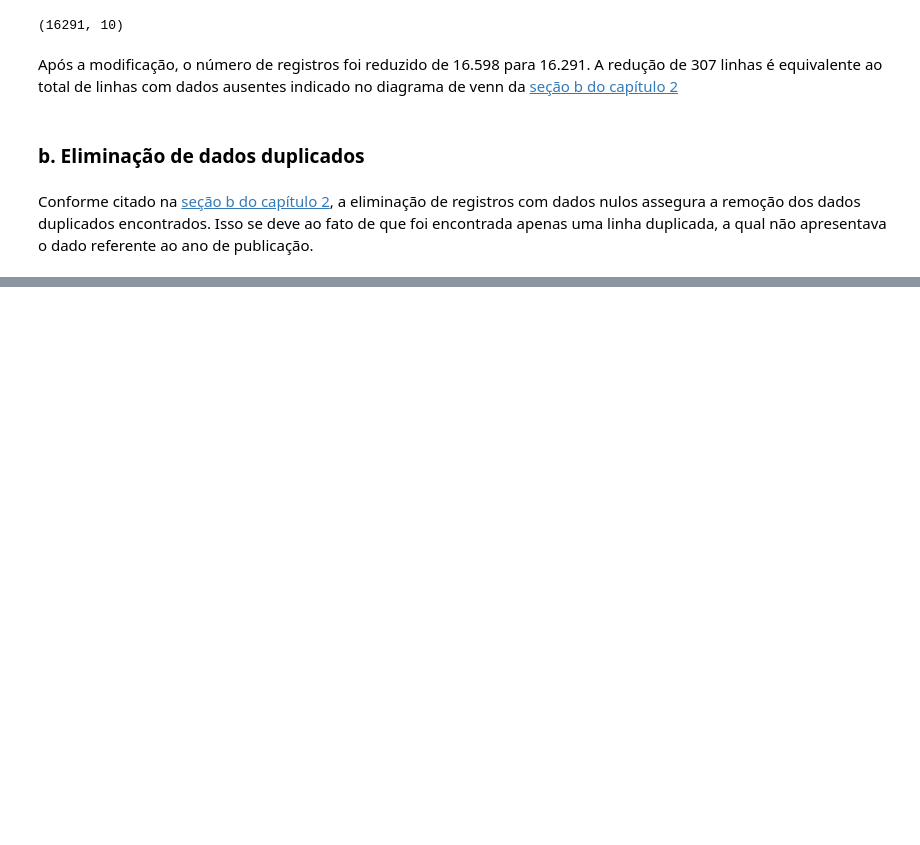
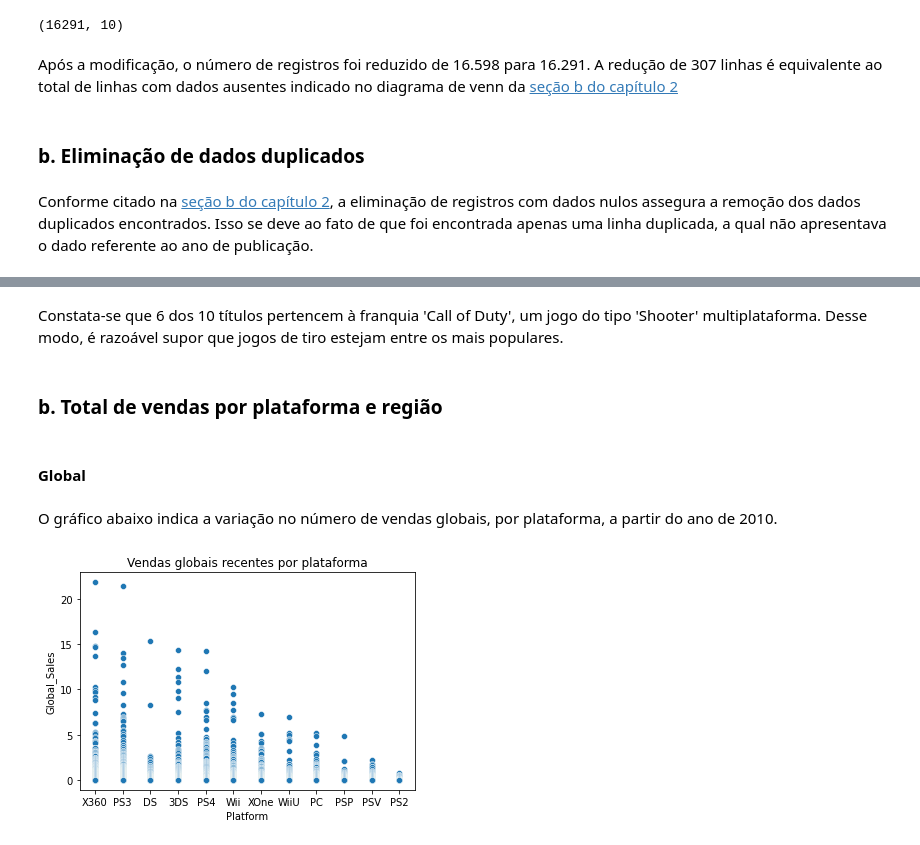
Before and after one commit to thiagorlopes/desafio-data-analyst, a Jupyter notebook: selling-games.ipynb, the cells around one changed output, grey strips where cells are left out. Cells and saved outputs as stored; diff of their text form; code cells hidden in the pictures; blank space fills up the shorter version.

```diff
--- a/selling-games.ipynb
+++ b/selling-games.ipynb
@@ -362,0 +443,3 @@ ___
+# %%
+df_recent = df[df['Year'] >= 2010]
+df_recent.shape
@@ -362,0 +471,14 @@ ___
+# %% [markdown]
+Constata-se que 6 dos 10 títulos pertencem à franquia 'Call of Duty', um jogo do tipo 'Shooter' multiplataforma. Desse modo, é razoável supor que jogos de tiro estejam entre os mais populares.
+# %% [markdown]
+### b. Total de vendas por plataforma e região <a id="total_sales"></a>
+# %% [markdown]
+#### Global
+# %% [markdown]
+O gráfico abaixo indica a variação no número de vendas globais, por plataforma, a partir do ano de 2010.
+# %%
+sns.scatterplot(x="Platform", y="Global_Sales", data=df_recent)
+plt.title("Vendas globais recentes por plataforma")
+plt.show()
+# %% [output]
+[figure, added]
```
Also changed, not shown: parts of 88 cells of this notebook, 1 other file.
